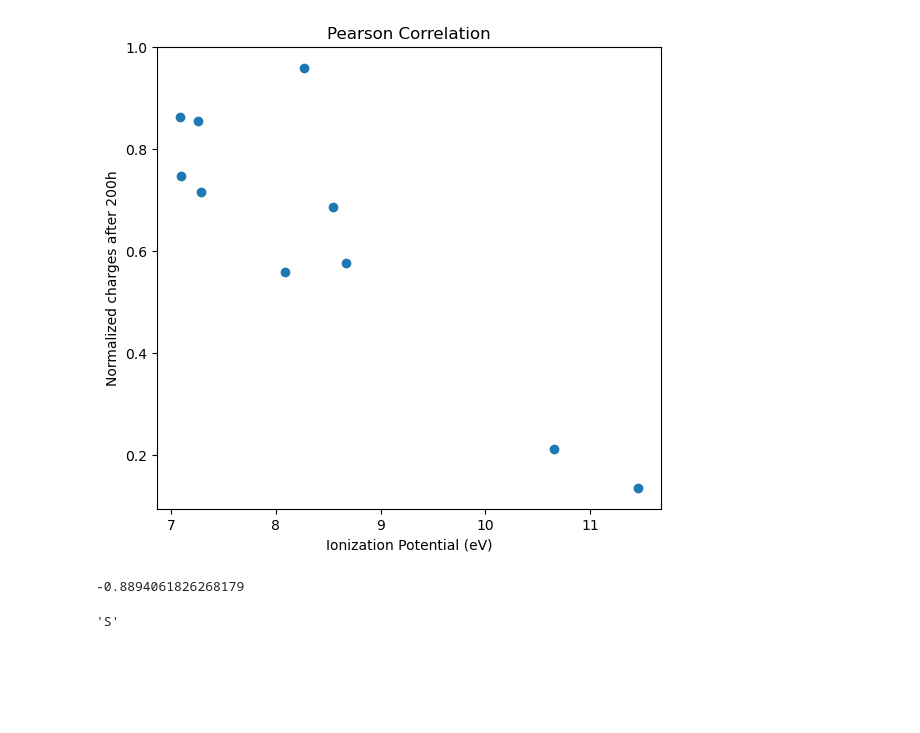
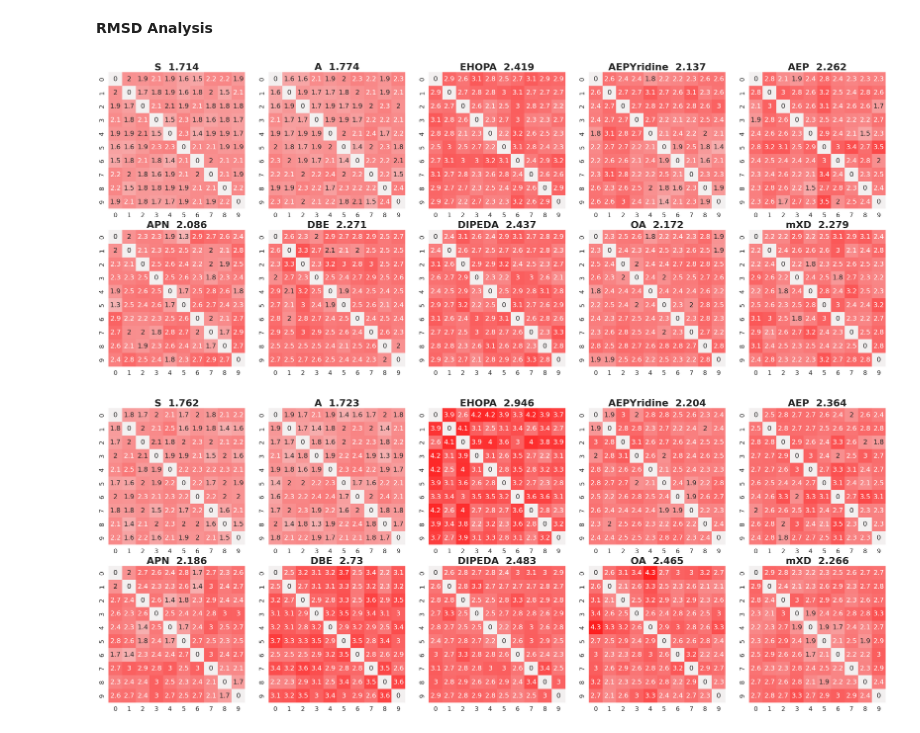
Before and after one commit to thyheal/electret_cal, a Jupyter notebook: flow.ipynb, the cells around one changed output. Drawn from its saved outputs; the diff is of its cells as text; code cells hidden in the pictures; blank space fills up the shorter version.

```diff
--- a/flow.ipynb
+++ b/flow.ipynb
@@ -214,9 +288,40 @@ def corrcoef(X,Y):
-# %%
-corrcoef(m062x_ip_dict,P_sp)
-# %% [output]
-[figure, removed]
--0.8894061826268179
-# %%
-list(m062x_ip_dict.keys())[0]
-# %% [output]
-'S'
+# %% [markdown]
+**RMSD Analysis**
+# %%
+#RMSD
+names = locals()
+for k in tqdm(range(len(name_list))):
+
+    names['rdkit_'+ name_list[k]] = pd.DataFrame(np.zeros((10, 10)))
+    for i in tqdm(range(10)):
+        for j in range(i):
+            output = os.popen((f'calculate_rmsd {name_list[k]}{i}/{name_list[k]}{i}_0.xyz {name_list[k]}{j}/{name_list[k]}{j}_0.xyz')).read()
+            sim = round(float(output.split()[0]),3)
+            names['rdkit_'+ name_list[k]].iloc[i, j]= sim
+            names['rdkit_'+ name_list[k]].iloc[j,i] = sim
+    names['rdkit_'+ name_list[k]].to_csv(f'rdkit_{name_list[k]}.csv')
+
+
+    # geomol_s
+# %%
+fig, axes = plt.subplots(2, 5, figsize=(30, 12))
+
+# 用于设置渐变色图的参数
+cm = sns.light_palette("red", as_cmap=True)
+vmin, vmax = 0, 5
+for i, ax in enumerate(axes.ravel()):
+    if i < len(name_list):
+        sns.set(font_scale=1.5)
+        sns.heatmap(names['rdkit_'+ name_list[i]], cmap=cm, annot=True, vmin=vmin, vmax=vmax, square=True, cbar=False, ax=ax)
+        x = round(names['rdkit_'+ name_list[i]].mean().mean(),3)
+        ax.set_title(f'{name_list[i]}  {x}'  ,fontsize=26,fontweight="bold")
+    else:
+        ax.axis('off')  # 隐藏多余的子图
+
+# 调整子图之间的间距
+plt.tight_layout()
+
+plt.savefig('CYTOP_rdkit_rmsd.png', dpi=300)
+plt.show()
+# %% [output]
+[figure, added]
@@ -222,0 +345,22 @@ list(m062x_ip_dict.keys())[0]
+# %%
+fig, axes = plt.subplots(2, 5, figsize=(30, 12))
+
+# 用于设置渐变色图的参数
+cm = sns.light_palette("red", as_cmap=True)
+vmin, vmax = 0, 5
+for i, ax in enumerate(axes.ravel()):
+    if i < len(name_list):
+        sns.set(font_scale=1.5)
+        sns.heatmap(names['geomol_'+ name_list[i]],cmap=cm, annot=True, vmin=vmin, vmax=vmax, square=True, cbar=False, ax=ax)
+        x = round(names['geomol_'+ name_list[i]].mean().mean(),3)
+        ax.set_title(f'{name_list[i]}  {x}'  ,fontsize=26,fontweight="bold")
+    else:
+        ax.axis('off')  # 隐藏多余的子图
+
+# 调整子图之间的间距
+plt.tight_layout()
+
+plt.savefig('CYTOP_geomol_rmsd.png', dpi=300)
+plt.show()
+# %% [output]
+[figure, added]
```
Also changed, not shown: parts of 21 cells of this notebook, 1 other file.
